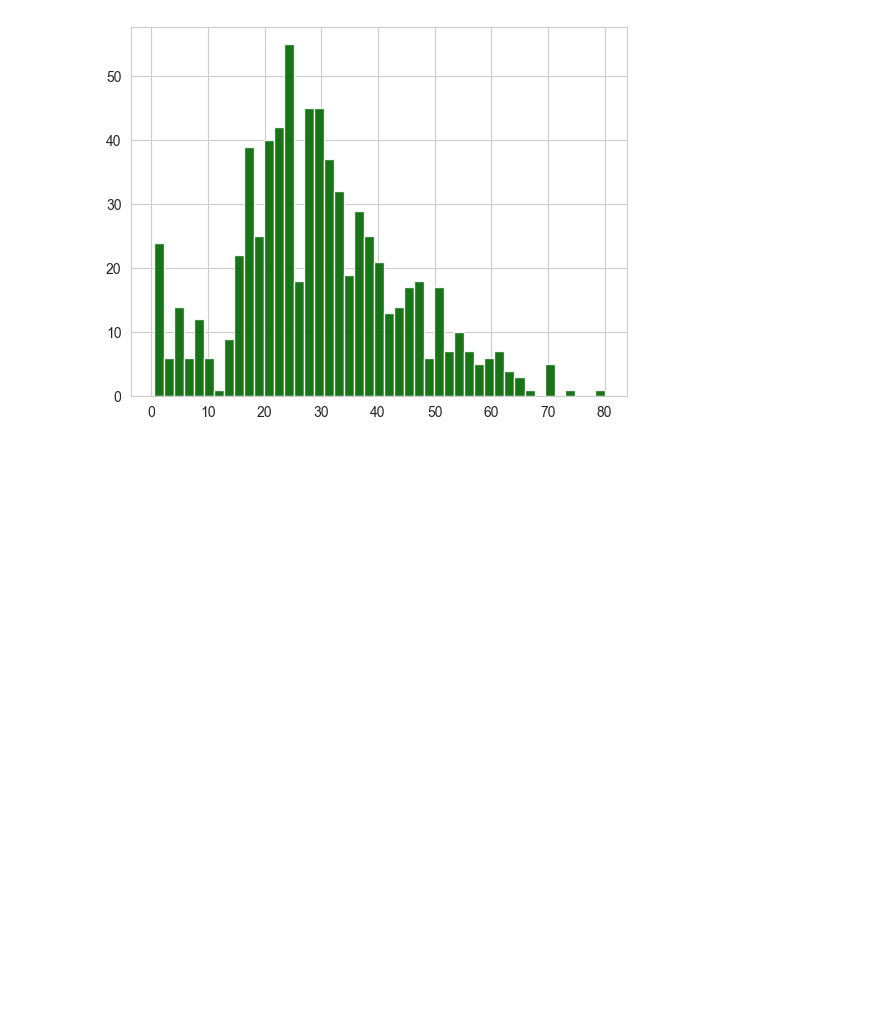
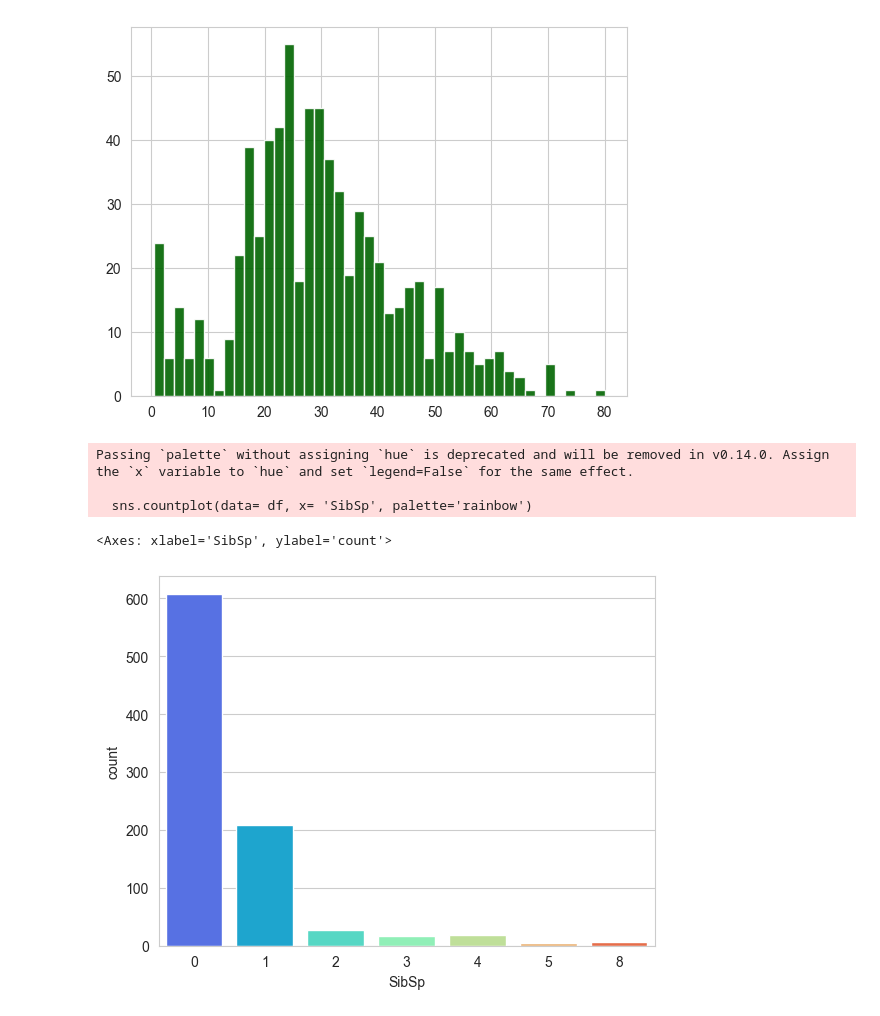
Before and after one commit to AryanGoyal17/Titanic-Survival-Prediction, a Jupyter notebook: notebooks/01_titanic_eda.ipynb, the cells around one changed output. Saved outputs shown, nothing was run; the diff lists cells and outputs as text; code cells hidden in the pictures; blank space fills up the shorter version.

Commit message:
feat: Formed a countplot to see how many siblings/spouse were present in titanic

```diff
--- a/notebooks/01_titanic_eda.ipynb
+++ b/notebooks/01_titanic_eda.ipynb
@@ -151,0 +154,13 @@ df['Age'].hist(bins = 45, color= 'darkgreen', alpha = 0.9)
+# %%
+# 5-- How many siblings/spouses were present?
+
+sns.set_style('whitegrid')
+sns.countplot(data= df, x= 'SibSp', palette='rainbow')
+
+#-- Majority of passengers didnt have any siblings/spouse with them.
+# %% [output]
+Passing `palette` without assigning `hue` is deprecated and will be removed in v0.14.0. Assign the `x` variable to `hue` and set `legend=False` for the same effect.
+
+  sns.countplot(data= df, x= 'SibSp', palette='rainbow')
+<Axes: xlabel='SibSp', ylabel='count'>
+[figure, added]
```
Also changed, not shown: parts of 1 cell of this notebook.
